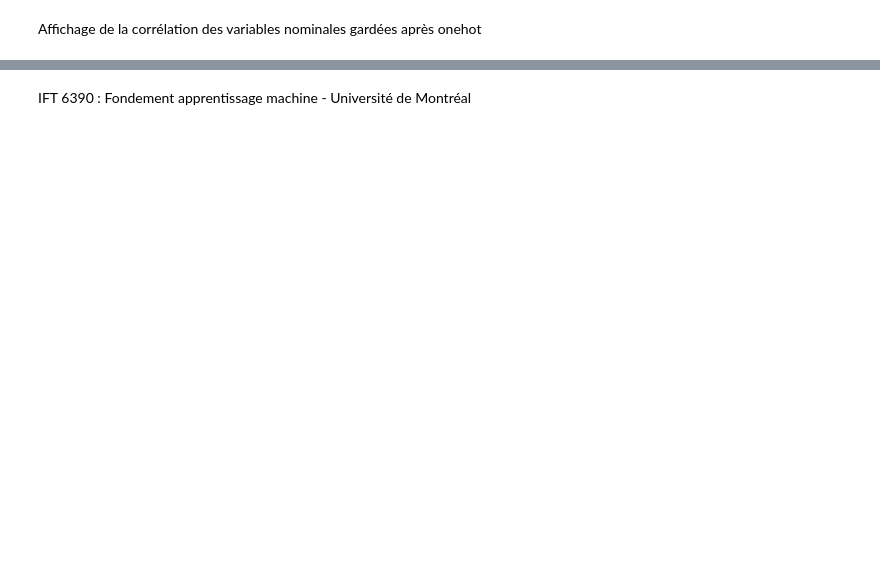
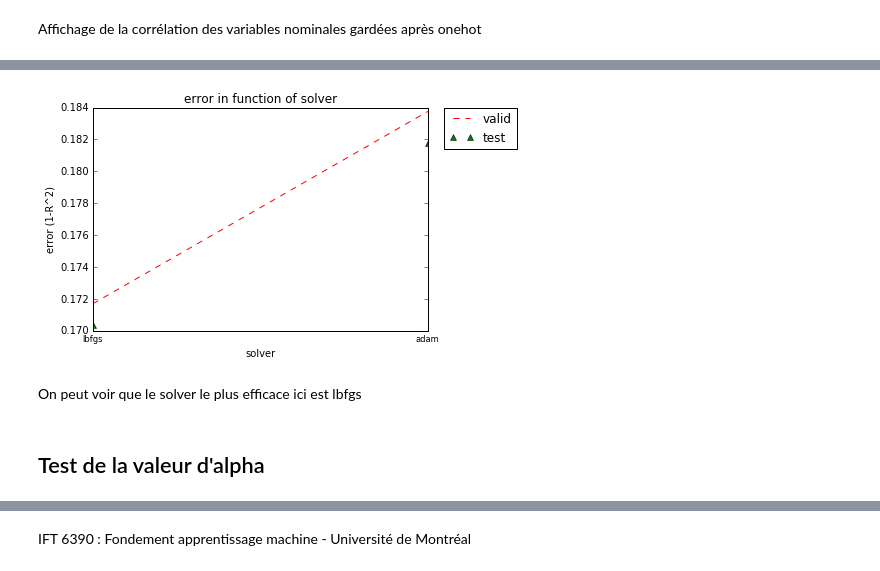
Before and after one commit to MaxouGJ/House-Prices, a Jupyter notebook: PROJET_HP_Maxime.ipynb, the cells around one changed output, grey strips where cells are left out. Cells and saved outputs as stored; diff of their text form; code cells hidden in the pictures; blank space fills up the shorter version.

```diff
--- a/PROJET_HP_Maxime.ipynb
+++ b/PROJET_HP_Maxime.ipynb
@@ -1246,0 +1387,21 @@ Name: SalePrice, dtype: float64
+# %%
+scores_valid_solver = []
+scores_test_solver = []
+
+solvers = ["lbfgs", "adam"] #sgd retiré
+
+for solver in solvers :
+    regressor = MLPRegressor(solver=solver)
+
+    regressor.fit(data_train_x, data_train_y)
+    score = regressor.score(data_valid_x, data_valid_y)
+
+    regressor.fit(data_valid_x, data_valid_y)
+    score_test = regressor.score(data_test_x, data_test_y)
+
+    scores_valid_solver.append(score)
+    scores_test_solver.append(score_test)
+
+    print "solver : ", solver
+    print "score valid : ", score
+    print "score test : ", score_test, "\n"
@@ -1246,0 +1416,17 @@ Name: SalePrice, dtype: float64
+# %%
+errors_valid_solver = [1-x for x in scores_valid_solver]
+errors_test_solver = [1-x for x in scores_test_solver]
+plt.plot(errors_valid_solver, 'r--', label='valid')
+plt.plot(errors_test_solver, 'g^', label='test')
+plt.legend(bbox_to_anchor=(1.05, 1), loc=2, borderaxespad=0.)
+plt.ylabel("error (1-R^2)")
+plt.xlabel("solver")
+plt.title("error in function of solver")
+plt.xticks(range(len(solvers)), solvers, size='small')
+plt.show()
+# %% [output]
+[figure, added]
+# %% [markdown]
+On peut voir que le solver le plus efficace ici est lbfgs
+# %% [markdown]
+## Test de la valeur d'alpha
```
Also changed, not shown: parts of 38 cells of this notebook.
